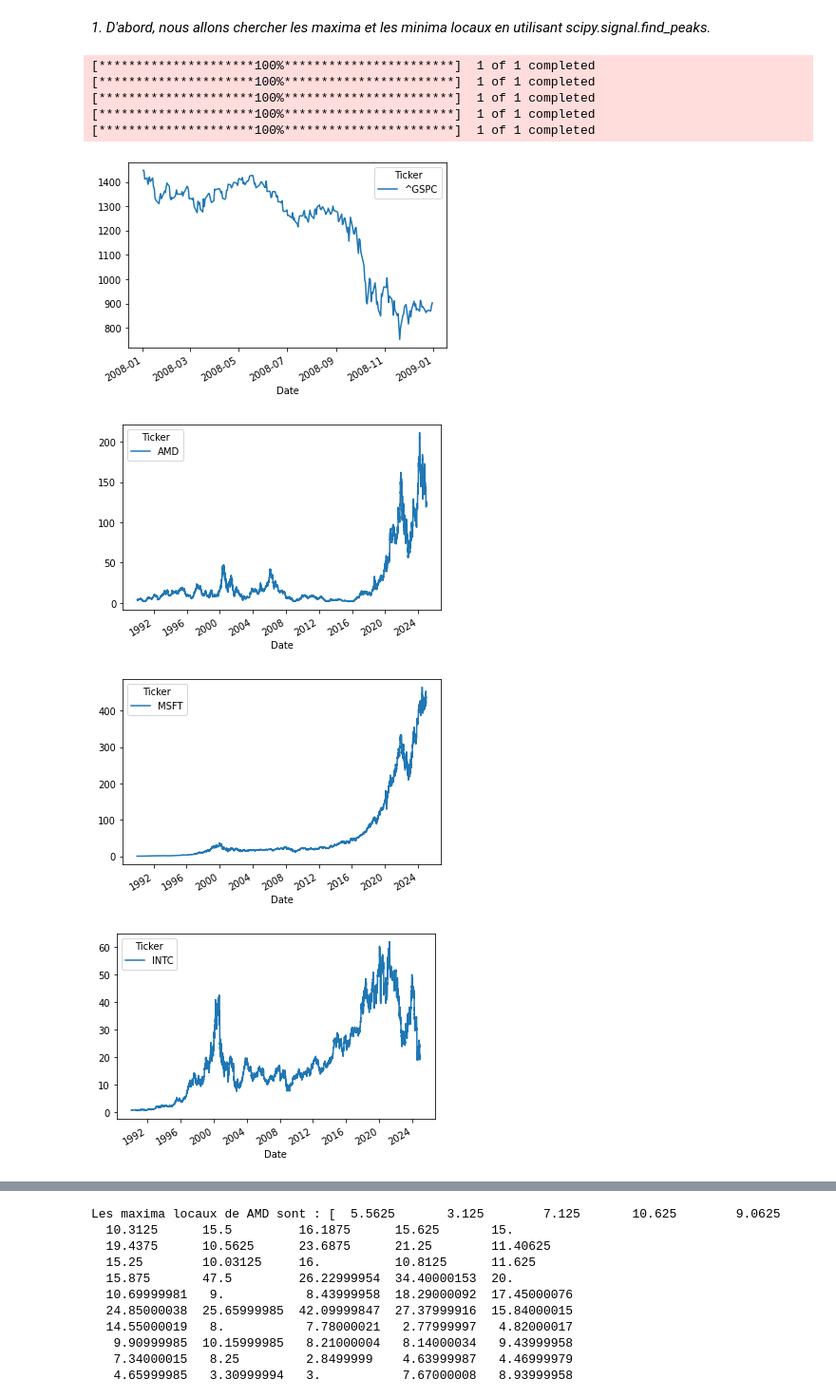
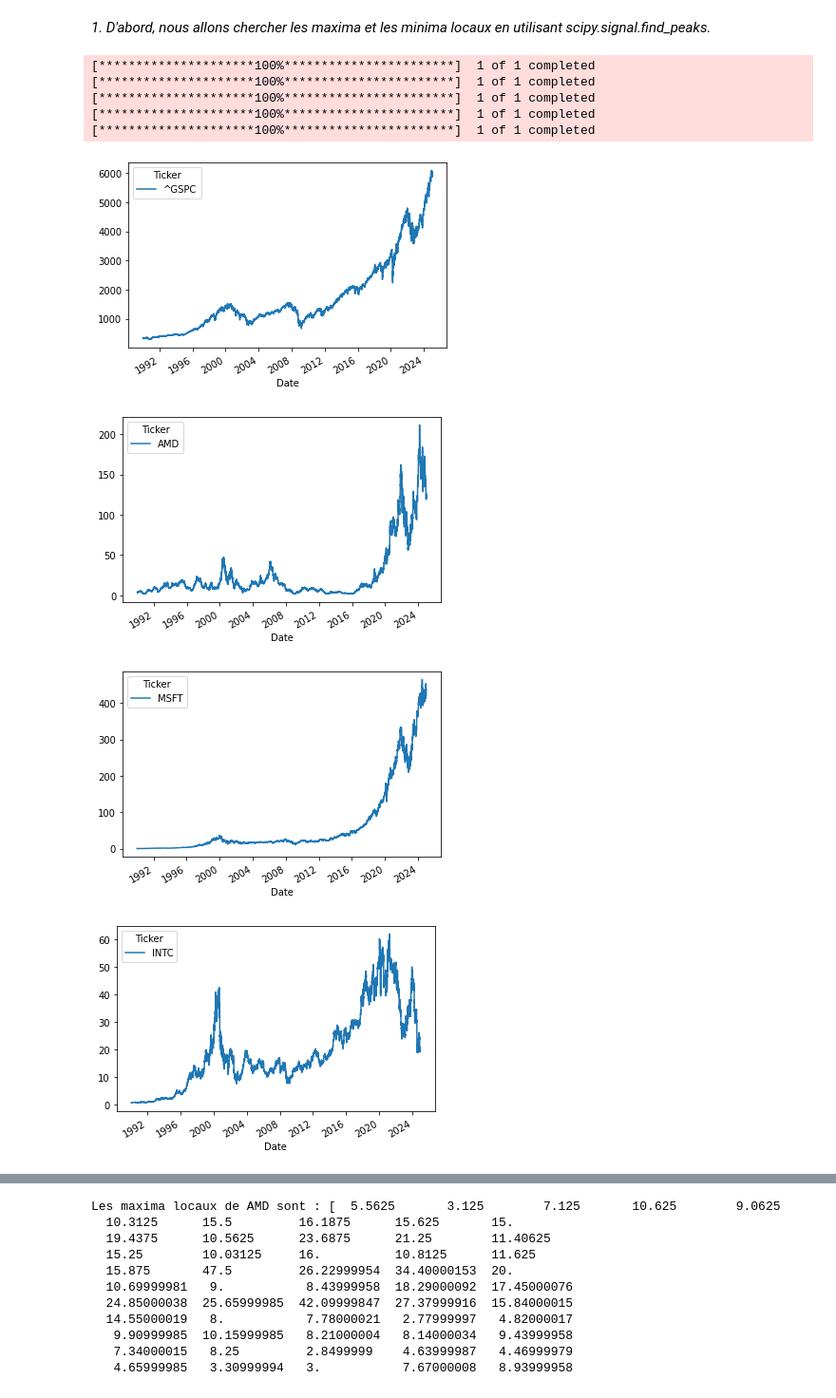
Before and after one commit to ethantrentin/Markets-Physic, a Jupyter notebook: TP1.ipynb, the cells around one changed output, grey strips where cells are left out. Shown at 95% size. Saved outputs shown, nothing was run; the diff lists cells and outputs as text; code cells hidden in the pictures.

```diff
--- a/TP1.ipynb
+++ b/TP1.ipynb
@@ -369,24 +369,24 @@ Donc, malgré la présence de queues lourdes dans les rendements daily comme mon
 # %% [markdown]
 *1. D'abord, nous allons chercher les maxima et les minima locaux en utilisant scipy.signal.find_peaks.*
 # %%
-GPSC_daily = yf.download('^GSPC', start='2008-01-01', end='2009-01-01') # S&P 500
+GPSC_daily = yf.download('^GSPC', start='1990-01-01', end='2025-01-01') # S&P 500
 AMD_daily = yf.download('AMD', start='1990-01-01', end='2025-01-01') # Advanced Micro Devices
 MSFT_daily = yf.download('MSFT', start='1990-01-01', end='2025-01-01') # Microsoft
 INTC_daily = yf.download('INTC', start='1990-01-01', end='2025-01-01') # Intel Corporation
 C_daily = yf.download('C', start='1990-01-01', end='2025-01-01') # Citigroup
 GPSC_daily['Close'].plot()
 AMD_daily['Close'].plot()
 MSFT_daily['Close'].plot()
 INTC_daily['Close'].plot()
 C_daily['Close'].plot()
 plt.show()
 # %% [output]
 [*********************100%***********************]  1 of 1 completed
 [*********************100%***********************]  1 of 1 completed
 [*********************100%***********************]  1 of 1 completed
 [*********************100%***********************]  1 of 1 completed
 [*********************100%***********************]  1 of 1 completed
-[figure, old version]
+[figure, new version]
 [figure]
 [figure]
 [figure]
```
Also changed, not shown: parts of 17 cells of this notebook.
